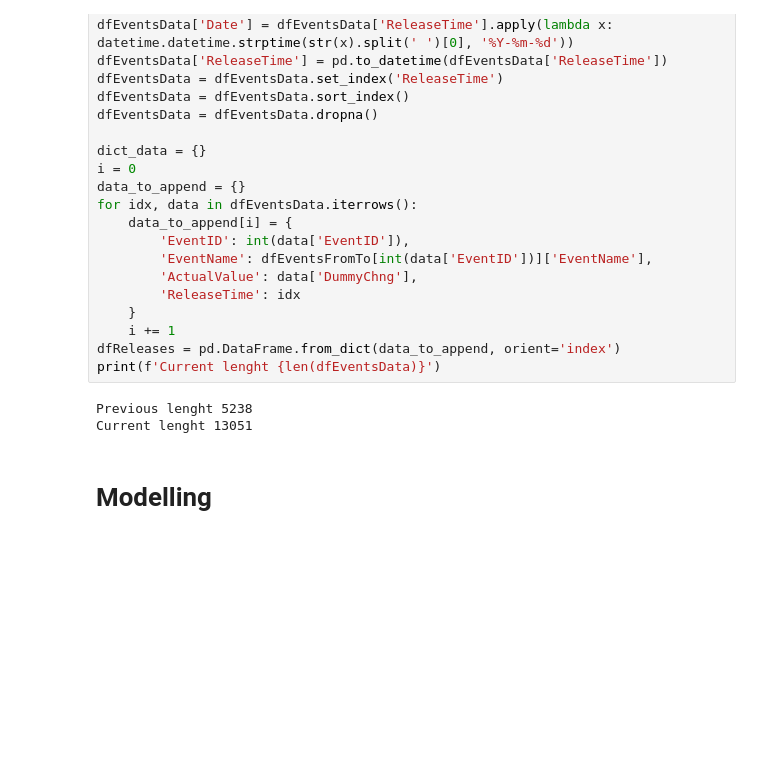
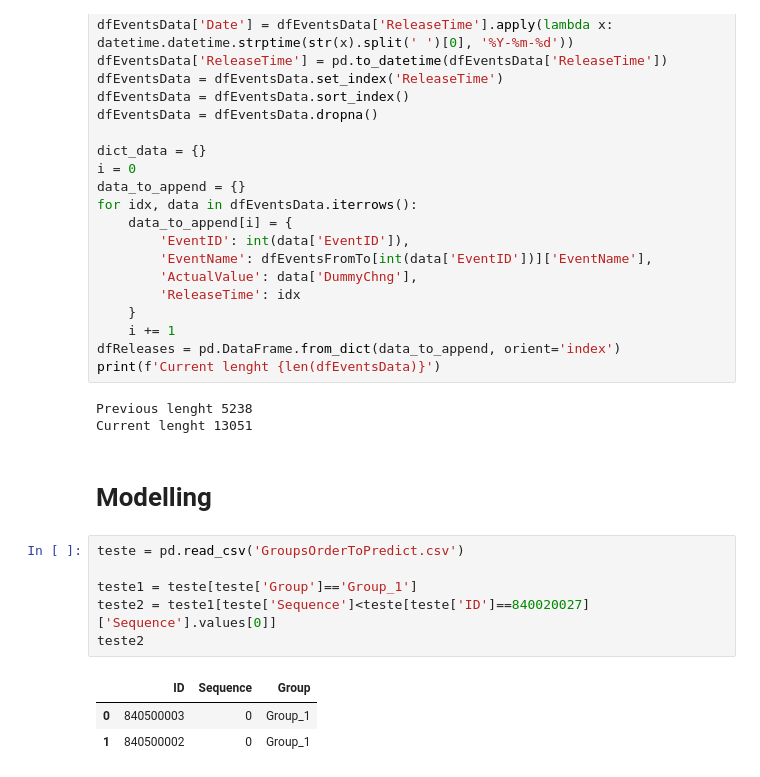
Before and after one commit to angelohomen/economic-events, a Jupyter notebook: main.ipynb, the cells around one changed output. Drawn from its saved outputs; the diff is of its cells as text; blank space fills up the shorter version.

```diff
--- a/main.ipynb
+++ b/main.ipynb
@@ -207,6 +208,16 @@ Previous lenght 5238
 Current lenght 13051
 # %% [markdown]
 # Modelling
+# %%
+teste = pd.read_csv('GroupsOrderToPredict.csv')
+
+teste1 = teste[teste['Group']=='Group_1']
+teste2 = teste1[teste['Sequence']<teste[teste['ID']==840020027]['Sequence'].values[0]]
+teste2
+# %% [output]
+|  | ID | Sequence | Group |
+| 0 | 840500003 | 0 | Group_1 |
+| 1 | 840500002 | 0 | Group_1 |
 # %%
 from sklearn.pipeline import Pipeline
 from sklearn.linear_model import LogisticRegression
```
Also changed, not shown: parts of 4 cells of this notebook, 2 other files.
